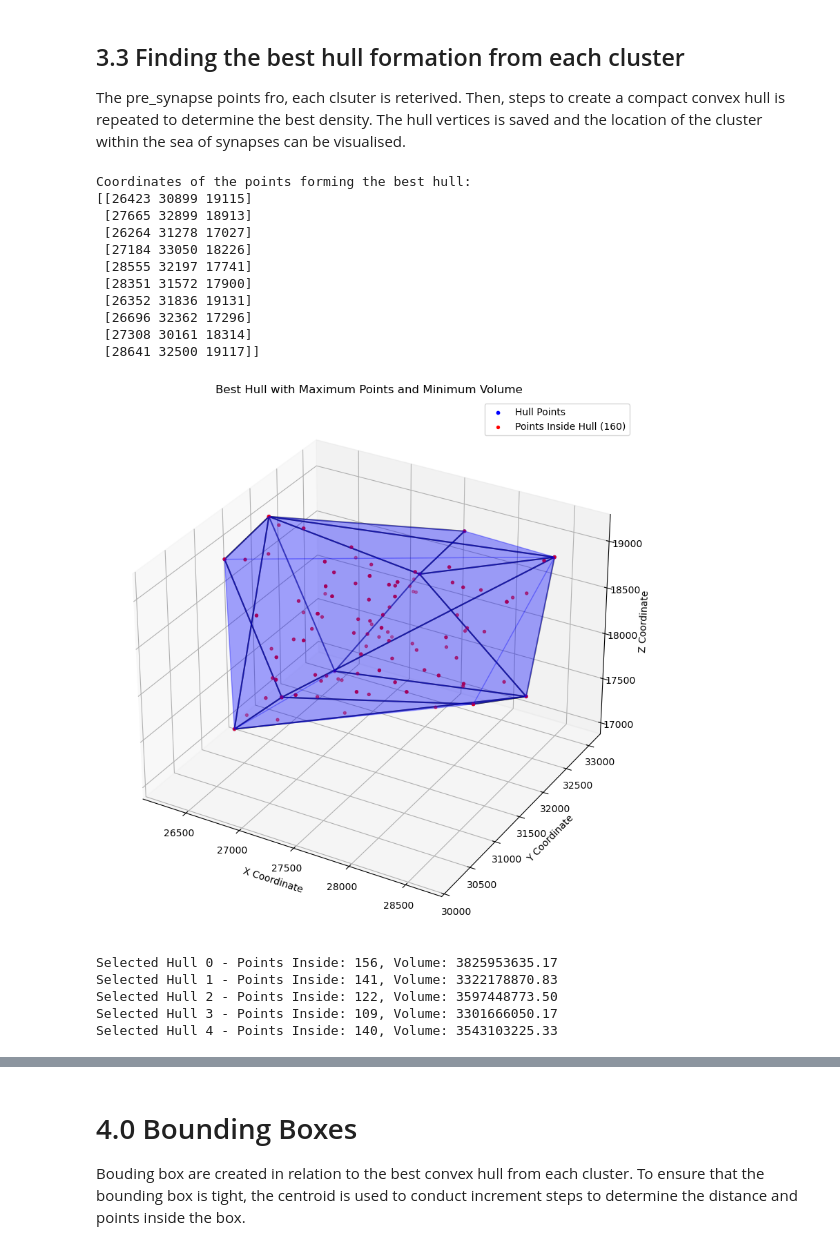
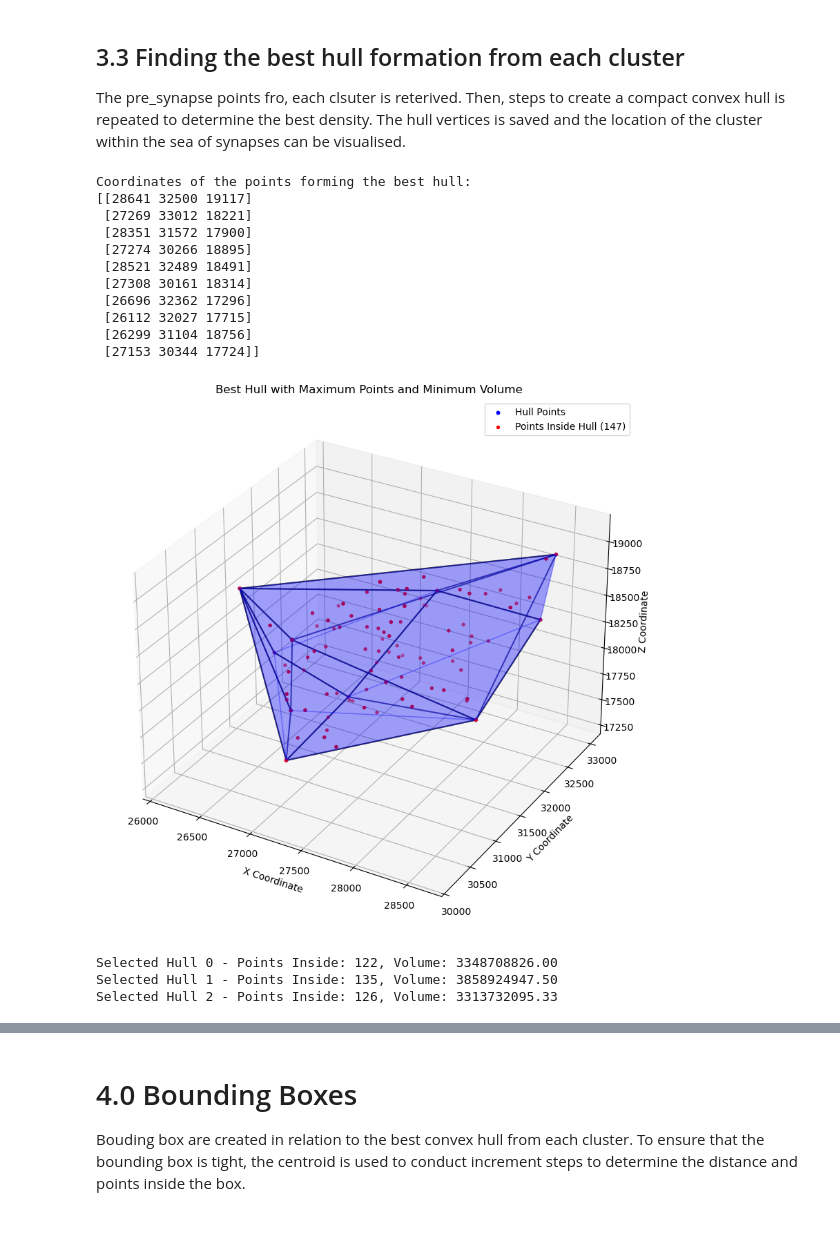
Before and after one commit to shiyanlee/synapse_neuprint, a Jupyter notebook: code/neuprint_synapse.ipynb, the cells around one changed output, grey strips where cells are left out. Saved outputs shown, nothing was run; the diff lists cells and outputs as text; code cells hidden in the pictures.

```diff
--- a/code/neuprint_synapse.ipynb
+++ b/code/neuprint_synapse.ipynb
@@ -89,7 +89,7 @@ import matplotlib.pyplot as plt
 from mpl_toolkits.mplot3d import Axes3D
 
 # Load your dataset
-df = pd.read_csv('1__MB(+ACA)(R)_DPM.csv')
+df = pd.read_csv('~/Documents/Synapse/synapse_location/1__MB(+ACA)(R)_DPM_0.95.csv')
 points = df[['x_pre', 'y_pre', 'z_pre']].values
 
 # Function to calculate density of a convex hull
@@ -162,7 +162,7 @@ densities_sorted = sorted(densities, key=lambda x: x['density'], reverse=True)
 # Find the subset with the highest density
 best_subset_info = densities_sorted[0]
 
-print(f"Highest density convex hull achieved with {best_subset_size} points.")
+# print(f"Highest density convex hull achieved with {best_subset_size} points.")
 print(f"Density: {best_subset_info['density']}")
 
 # Save all densities to a CSV file
@@ -181,41 +181,7 @@ for entry in densities_sorted:
 df_result_all = pd.DataFrame(csv_data_all)
 df_result_all.to_csv('convex_hulls_by_density.csv', index=False)
 
-# Save only the highest density results to a separate CSV file
-num_top_results = 10  # Specify the number of top results to save
-top_densities = densities_sorted[:num_top_results]
-
-csv_data_top = []
-for entry in top_densities:
-    for point in entry['hull_coordinates']:
-        csv_data_top.append({
-            'density': entry['density'],
-            'hull_volume': entry['hull_volume'],
-            'num_points_in_hull': entry['num_points_in_hull'],
-            'x': point[0],
-            'y': point[1],
-            'z': point[2]
-        })
-
-df_result_top = pd.DataFrame(csv_data_top)
-df_result_top.to_csv('highest_density_convex_hulls.csv', index=False)
-
-# Save the results to a CSV file
-csv_data = []
-for entry in densities_sorted:
-    for point in entry['hull_coordinates']:
-        csv_data.append({
-            'density': entry['density'],
-            'variation_index': entry['variation_index'],
-            'hull_volume': entry['hull_volume'],
-            'num_points_in_hull': entry['num_points_in_hull'],
-            'x': point[0],
-            'y': point[1],
-            'z': point[2]
-        })
-
-df_result = pd.DataFrame(csv_data)
-df_result.to_csv('convex_hulls_by_density.csv', index=False)
+# #
 
 # Visualize the convex hull with the highest density
 best_hull_info = densities_sorted[0]
@@ -517,45 +486,43 @@ for i, (hull, hull_points) in enumerate(hulls_and_points):
         'hull_id': i,
         'hull': hull,
         'volume': volume,
         'num_points_inside': num_points_inside,
         'density': density,
         'hull_points': hull_points
     })
 
 # Save hull information and the best hull vertices to CSV
 # save_hull_info_and_vertices(hull_info, filename='hull_variations_sorted_CH1_SH.csv', vertices_filename='best_hull_vertices_cluster0.csv')
 
 # Find the best hull (sorted by largest number of points and smallest volume)
 best_hull_info = sorted(hull_info, key=lambda x: (-x['num_points_inside'], x['volume']))[0]
 best_hull = best_hull_info['hull']
 best_hull_points = best_hull_info['hull_points']
 
 # Print the coordinates of the points forming the best hull
 print("Coordinates of the points forming the best hull:")
 print(best_hull_info['hull_points'])
 
 # Plot the best hull with all points
 plot_best_hull(best_hull, best_hull_points, points, show_inside_points=True)
 
 # Plot all hulls with input points as an option
 # For example, plot only the first 5 hulls
-selected_hulls = range(5)  # Change this list to select which hulls to visualize
+selected_hulls = range(3)  # Change this list to select which hulls to visualize
 plot_all_hulls_with_info(hulls_and_points, points, show_points=True, selected_hulls=selected_hulls)
 # %% [output]
 Coordinates of the points forming the best hull:
-[[26423 30899 19115]
- [27665 32899 18913]
- [26264 31278 17027]
- [27184 33050 18226]
- [28555 32197 17741]
+[[28641 32500 19117]
+ [27269 33012 18221]
  [28351 31572 17900]
- [26352 31836 19131]
+ [27274 30266 18895]
+ [28521 32489 18491]
+ [27308 30161 18314]
  [26696 32362 17296]
- [27308 30161 18314]
- [28641 32500 19117]]
+ [26112 32027 17715]
+ [26299 31104 18756]
+ [27153 30344 17724]]
-[figure, old version]
+[figure, new version]
-Selected Hull 0 - Points Inside: 156, Volume: 3825953635.17
-Selected Hull 1 - Points Inside: 141, Volume: 3322178870.83
-Selected Hull 2 - Points Inside: 122, Volume: 3597448773.50
-Selected Hull 3 - Points Inside: 109, Volume: 3301666050.17
-Selected Hull 4 - Points Inside: 140, Volume: 3543103225.33
+Selected Hull 0 - Points Inside: 122, Volume: 3348708826.00
+Selected Hull 1 - Points Inside: 135, Volume: 3858924947.50
+Selected Hull 2 - Points Inside: 126, Volume: 3313732095.33
```
Also changed, not shown: parts of 3 cells of this notebook.
